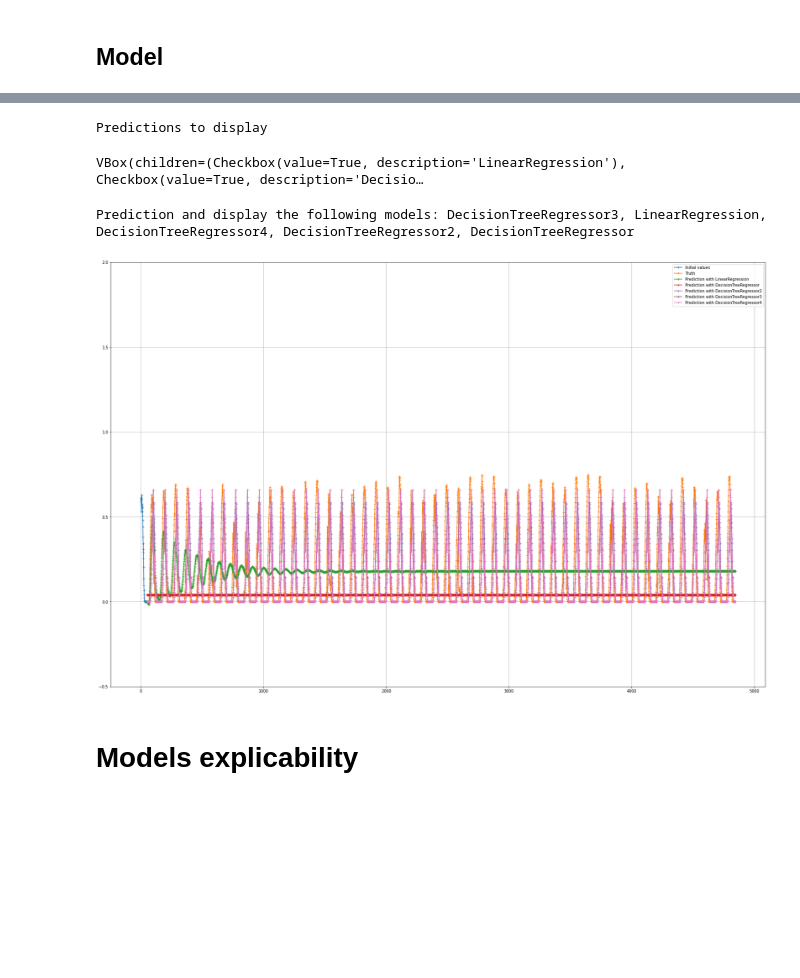
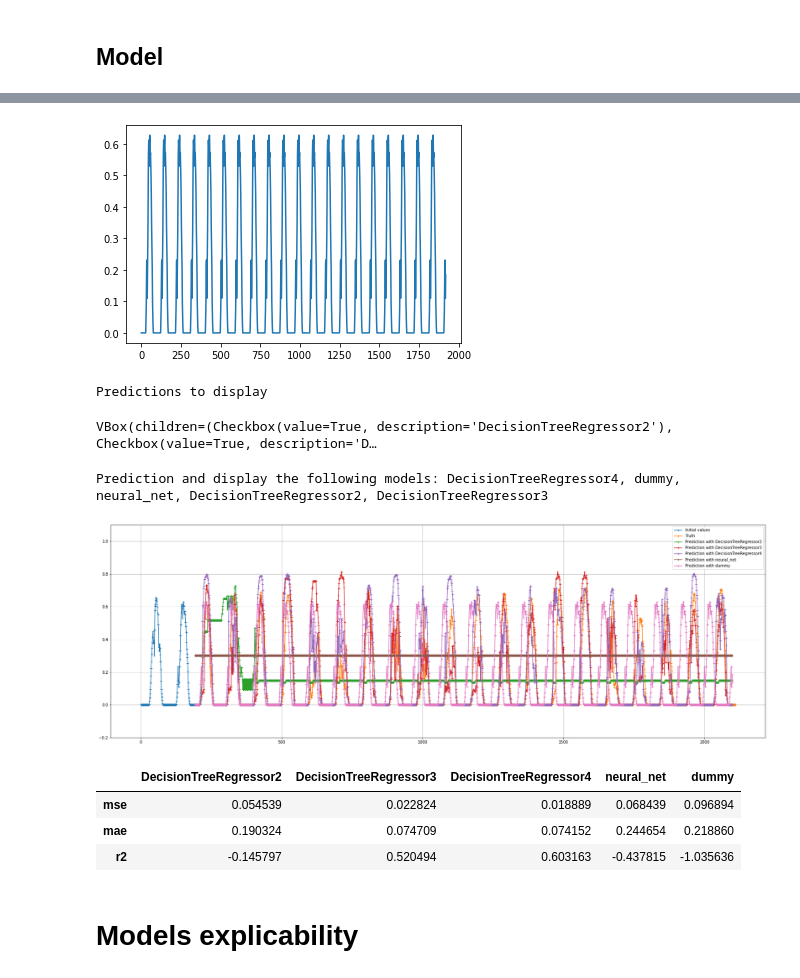
Before and after one commit to marcoboucas/irradiance, a Jupyter notebook: notebooks/train_special.ipynb, the cells around one changed output, grey strips where cells are left out. Drawn from its saved outputs; the diff is of its cells as text; code cells hidden in the pictures; blank space fills up the shorter version.

Commit message:
those **** models are working

```diff
--- a/notebooks/train_special.ipynb
+++ b/notebooks/train_special.ipynb
@@ -154,5 +260,5 @@ plt.show();
 # %%
-def predict_next_values(pred_func: Callable, x_initial: np.ndarray, how_many: int):
+def predict_next_values(pred_func: Callable, x_initial: np.ndarray, how_many: int, is_day: np.ndarray, aoi_values: np.ndarray):
     """Predict the next values."""
     size = SHIFT_SIZE
     predictions = np.zeros((1, size+how_many))
@@ -161,55 +267,89 @@ def predict_next_values(pred_func: Callable, x_initial: np.ndarray, how_many: in
     try:
         for i in tqdm(range(how_many)):
             x = predictions[:,i:i+size]
+
+            # If needed, we add the AOI and/or the is_day
+            to_concat = [x[0]]
+            if is_day is not None:
+                to_concat.append(is_day[i:i+1])
+            if aoi_values is not None:
+                to_concat.append(aoi_values[i:i+1])
+            if len(to_concat)>1:
+                x = np.concatenate(to_concat, axis=-1).reshape((1, -1))
+
+
             predictions[0,size + i] = pred_func(x)[0]
     except Exception as e:
         print(e)
     return predictions[0,size:]
+
+plt.plot(predict_next_values(models['dummy'].predict, x_initial, NUMBER_TO_GENERATE, test_is_day, test_aoi));
+# %% [output]
+[figure, added]
 # %%
-def plot_prediction(x_initial: np.ndarray, y_truth: np.ndarray, y_preds: Dict[str, np.ndarray]):
+from sklearn.metrics import mean_absolute_error, mean_squared_error,r2_score
+
+def plot_prediction_and_metrics(x_initial: np.ndarray, y_truth: np.ndarray, y_preds: Dict[str, np.ndarray], offset=12):
     """Plot the prediction."""
-    plt.figure(figsize=(30, 20))
-    plt.ylim(-0.5, 2)
-    plt.plot(x_initial, label="Initial values", marker="+")
-    idx = np.array(range(x_initial.shape[0]+1, x_initial.shape[0] + y_truth.shape[0]+1))
+    plt.figure(figsize=(30, 10))
+    plt.ylim(-0.2, 1.1)
+    plt.plot(x_initial[:SHIFT_SIZE], label="Initial values", marker="+")
+    idx = np.array(range(SHIFT_SIZE, SHIFT_SIZE + y_truth.shape[0]))
     plt.plot(idx, y_truth, label="Truth", marker="+")
 
-
+    results = {}
     for model_name, y_pred in y_preds.items():
-        plt.plot(idx, y_pred, label=f"Prediction with {model_name}", marker="+")
+        results[model_name] = {
+            "mse": mean_squared_error(y_truth[:-offset], y_pred[offset:]),
+            "mae": mean_absolute_error(y_truth[:-offset], y_pred[offset:]),
+            "r2": r2_score(y_truth[:-offset], y_pred[offset:])
+        }
+        plt.plot(idx[:-offset], y_pred[offset:], label=f"Prediction with {model_name}", marker="+")
 
     plt.grid()
     plt.legend()
     plt.show()
+    return results
 # %%
 print('Predictions to display')
-checkboxes = [widgets.Checkbox(value=True, description=label) for label in models]
-output = widgets.VBox(children=checkboxes)
+pred_checkboxes = [widgets.Checkbox(value=True, description=label) for label in models]
+output = widgets.VBox(children=pred_checkboxes)
 display(output)
 # %% [output]
 Predictions to display
-VBox(children=(Checkbox(value=True, description='LinearRegression'), Checkbox(value=True, description='Decisio…
+VBox(children=(Checkbox(value=True, description='DecisionTreeRegressor2'), Checkbox(value=True, description='D…
 # %%
 selected_models = set([
-    checkbox.description for checkbox in checkboxes if checkbox.value
+    checkbox.description for checkbox in pred_checkboxes if checkbox.value
 ])
 print(f"Prediction and display the following models: {', '.join(selected_models)}")
 # %% [output]
-Prediction and display the following models: DecisionTreeRegressor3, LinearRegression, DecisionTreeRegressor4, DecisionTreeRegressor2, DecisionTreeRegressor
+Prediction and display the following models: DecisionTreeRegressor4, dummy, neural_net, DecisionTreeRegressor2, DecisionTreeRegressor3
 # %%
 predictions = {
-    model_name: predict_next_values(model.predict, x_initial, NUMBER_TO_GENERATE)
+    model_name: predict_next_values(
+        pred_func=model.predict, x_initial=x_initial, how_many=NUMBER_TO_GENERATE,
+        is_day=test_is_day, aoi_values=test_aoi
+
+    )
     for model_name, model in models.items()
     if model_name in selected_models
 }
 # %%
-plot_prediction(
+results = plot_prediction_and_metrics(
     x_initial,
     y_truth,
     predictions
 )
 # %% [output]
-[figure, old version]
+[figure, new version]
+# %%
+pd.DataFrame(results)
+# %% [output]
+|  | DecisionTreeRegressor2 | DecisionTreeRegressor3 | DecisionTreeRegressor4 | neural_net | dummy |
+| mse | 0.054539 | 0.022824 | 0.018889 | 0.068439 | 0.096894 |
+| mae | 0.190324 | 0.074709 | 0.074152 | 0.244654 | 0.218860 |
+| r2 | -0.145797 | 0.520494 | 0.603163 | -0.437815 | -1.035636 |
 # %% [markdown]
 # Models explicability
 # %%
```
Also changed, not shown: parts of 26 cells of this notebook, 3 other files.
